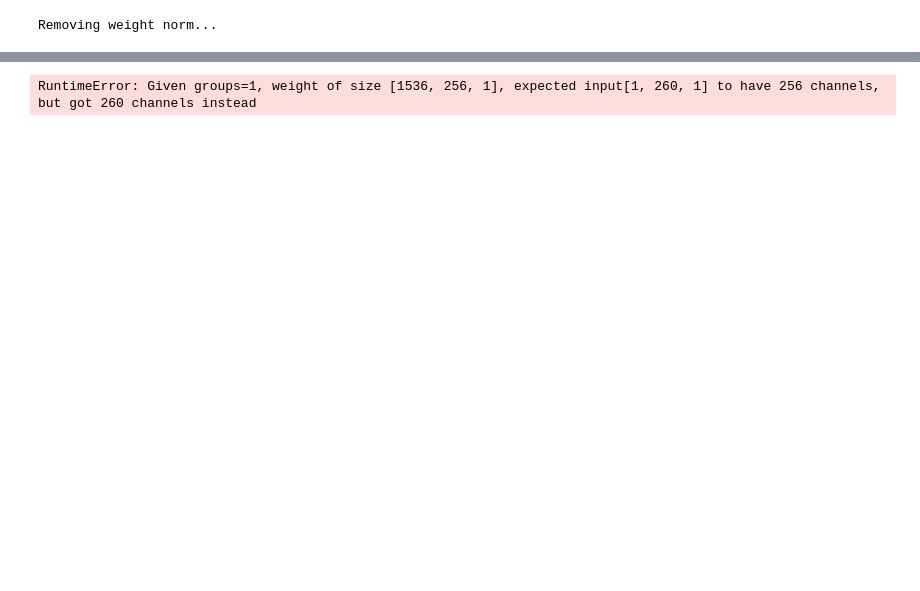
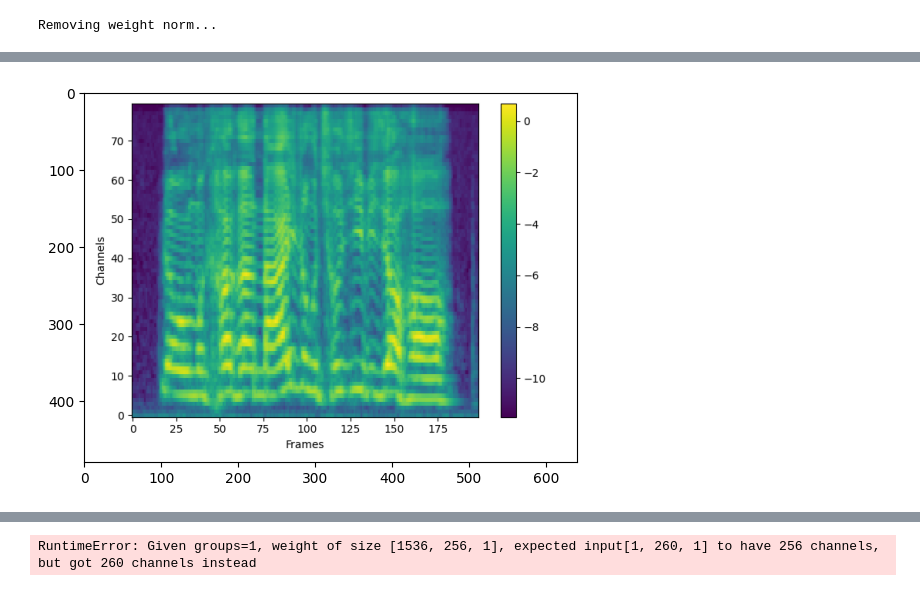
Before and after one commit to arkiven4/glow-tts, a Jupyter notebook: inference_hifigan.ipynb, the cells around one changed output, grey strips where cells are left out. Cells and saved outputs as stored; diff of their text form; code cells hidden in the pictures; blank space fills up the shorter version.

```diff
--- a/inference_hifigan.ipynb
+++ b/inference_hifigan.ipynb
@@ -154,0 +184,5 @@ ipd.Audio(y, rate=sr)
+# %%
+plt.imshow(utils.plot_spectrogram_to_numpy(melspec.data.cpu().numpy()))
+plt.show()
+# %% [output]
+[figure, added]
```
Also changed, not shown: parts of 6 cells of this notebook, 5 other files.
